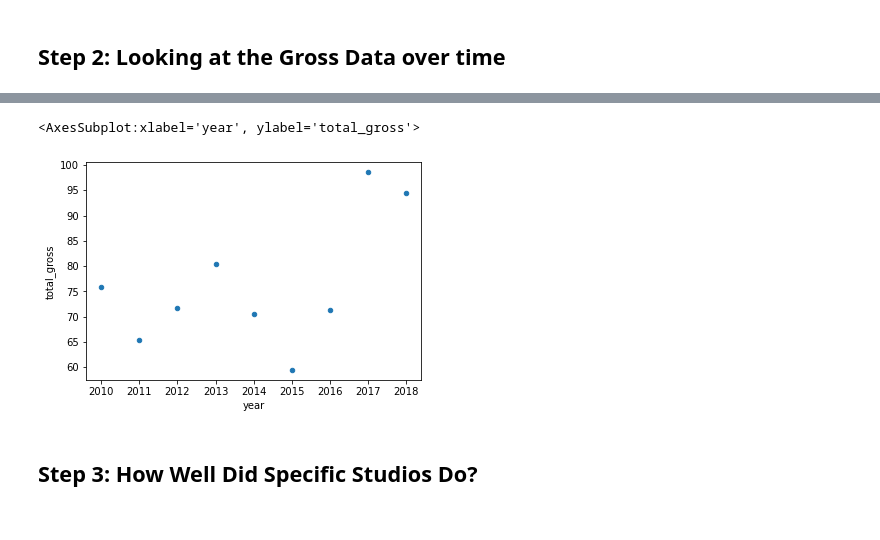
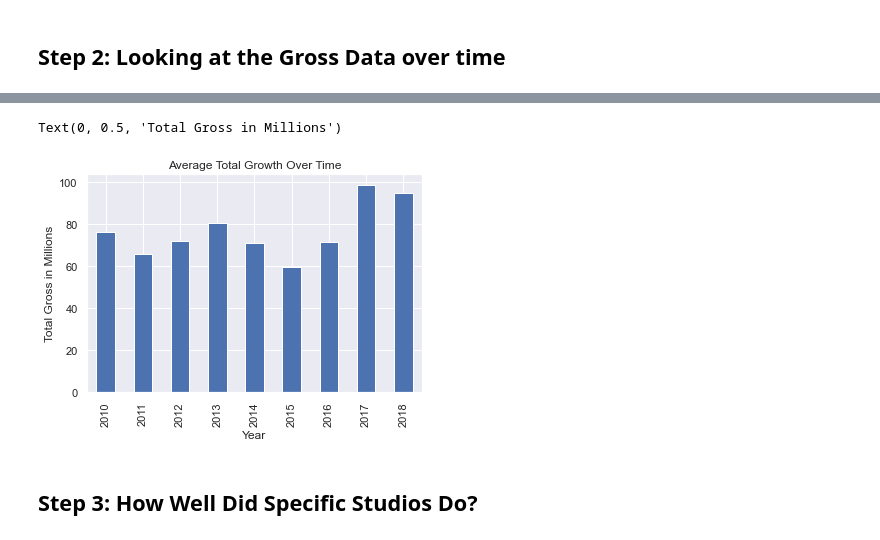
Before and after one commit to mehince/group-1-capstone, a Jupyter notebook: student.ipynb, the cells around one changed output, grey strips where cells are left out. Cells and saved outputs as stored; diff of their text form; code cells hidden in the pictures.

```diff
--- a/student.ipynb
+++ b/student.ipynb
@@ -149,6 +149,9 @@ import matplotlib.pyplot as plt
 import seaborn as sns
 import os
 import datetime
+sns.set_style('darkgrid')
+sns.set_context('notebook')
+sns.set()
 # %% [markdown]
 # Gross Dataset
 # %%
@@ -197,6 +200,3 @@ movie_gross_df['foreign_gross'] = movie_gross_df['foreign_gross'].map(str_to_flo
 # %%
 # Lets test to see if the data type actually changed
 assert movie_gross_df['foreign_gross'].dtype  == np.float64
-# %%
-# Lets recast year as a datetime object
-movie_gross_df['year'] = pd.to_datetime(movie_gross_df['year'], format='%Y')
@@ -392,9 +404,13 @@ movie_gross_df.groupby('year').mean().reset_index().plot.scatter('year', 'foreig
 # %%
 # Lets see how the average total gross varied over the years
-movie_gross_df.groupby('year').mean().reset_index().plot.scatter('year', 'total_gross')
+fig, axs = plt.subplots()
+movie_gross_df.groupby('year').mean()['total_gross'].plot.bar(ax=axs)
+axs.set_title('Average Total Growth Over Time')
+axs.set_xlabel('Year')
+axs.set_ylabel('Total Gross in Millions')
 # %% [output]
-<AxesSubplot:xlabel='year', ylabel='total_gross'>
+Text(0, 0.5, 'Total Gross in Millions')
-[figure, old version]
+[figure, new version]
 # %% [markdown]
 ## Step 3: How Well Did Specific Studios Do?
 # %%
```
Also changed, not shown: parts of 54 cells of this notebook.
